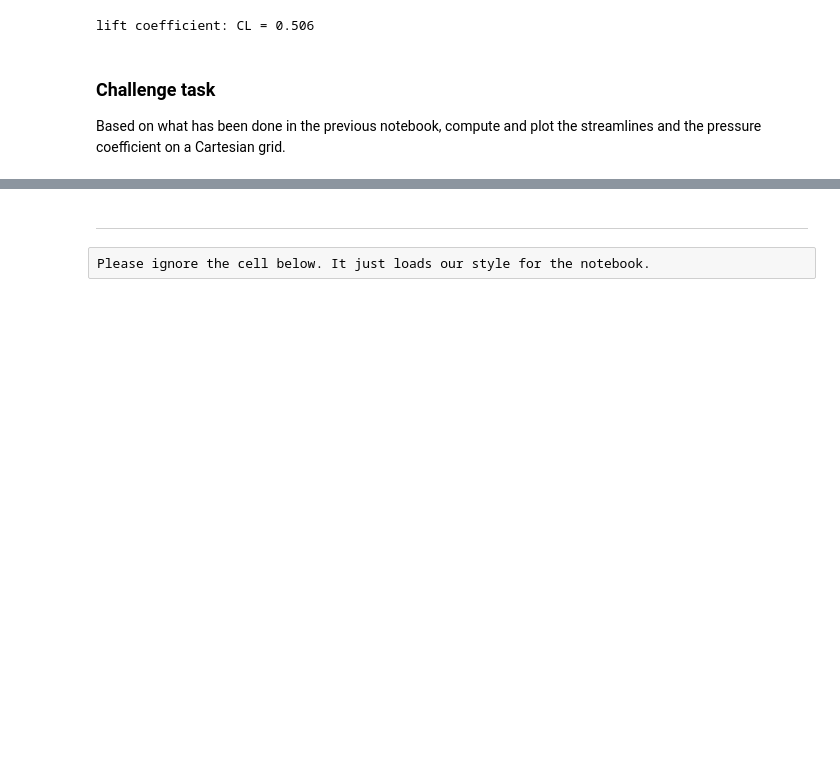
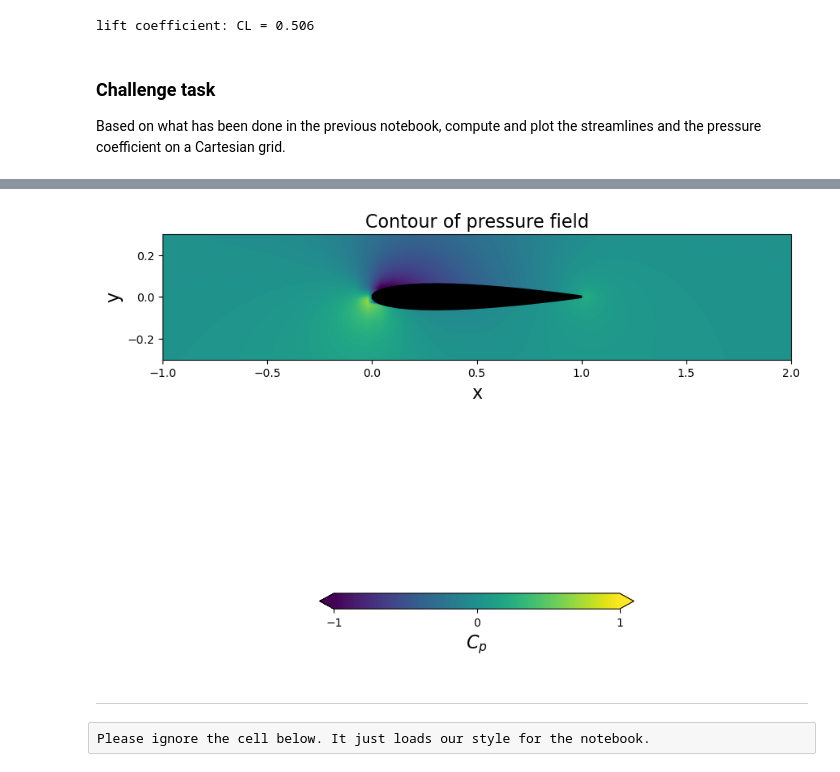
Before and after one commit to mathieucadei/AeroPython, a Jupyter notebook: lessons/11_Lesson11_vortexSourcePanelMethod.ipynb, the cells around one changed output, grey strips where cells are left out. Saved outputs shown, nothing was run; the diff lists cells and outputs as text; code cells hidden in the pictures; blank space fills up the shorter version.

```diff
--- a/lessons/11_Lesson11_vortexSourcePanelMethod.ipynb
+++ b/lessons/11_Lesson11_vortexSourcePanelMethod.ipynb
@@ -678,3 +742,29 @@ Based on what has been done in the previous notebook, compute and plot the strea
+# %%
+# compute the pressure field
+cp = 1.0 - (u**2 + v**2) / freestream.u_inf**2
+
+# plot the pressure field
+width = 10
+pyplot.figure(figsize=(width, width))
+pyplot.xlabel('x', fontsize=16)
+pyplot.ylabel('y', fontsize=16)
+contf = pyplot.contourf(X, Y, cp,
+                        levels=numpy.linspace(-1.0, 1.0, 100), extend='both')
+cbar = pyplot.colorbar(contf,
+                       orientation='horizontal',
+                       shrink=0.5, pad = 0.1,
+                       ticks=[-1.0, 0.0, 1.0])
+cbar.set_label('$C_p$', fontsize=16)
+pyplot.fill([panel.xc for panel in panels],
+            [panel.yc for panel in panels],
+            color='k', linestyle='solid', linewidth=2, zorder=2)
+pyplot.axis('scaled')
+pyplot.xlim(x_start, x_end)
+pyplot.ylim(y_start, y_end)
+pyplot.title('Contour of pressure field', fontsize=16)
+pyplot.show()
+# %% [output]
+[figure, added]
 # %% [markdown]
 ---
 # %% [raw]
```
Also changed, not shown: parts of 4 cells of this notebook, 2 other files.
